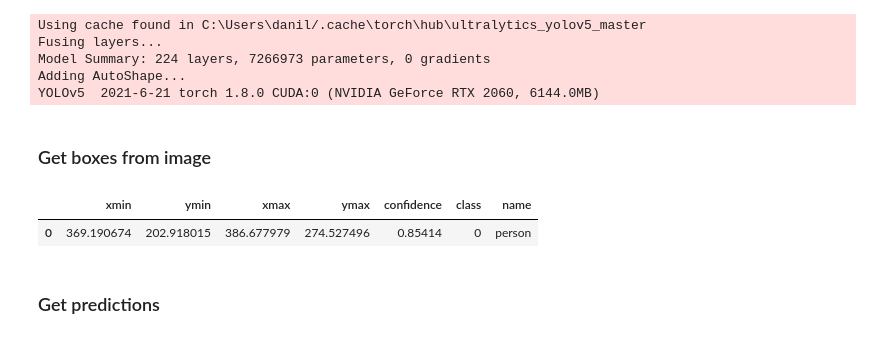
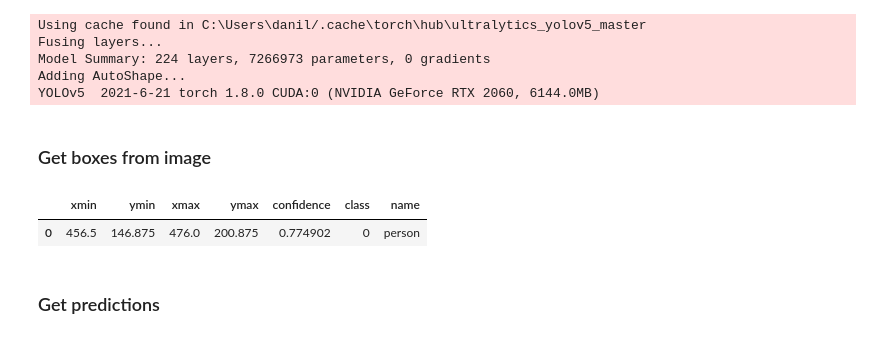
Before and after one commit to FoxAlex98/PeDistance, a Jupyter notebook: Linear Regression Algoritm/PeDistance Linear Regression.ipynb, the cells around one changed output. Cells and saved outputs as stored; diff of their text form; code cells hidden in the pictures.

```diff
--- a/Linear Regression Algoritm/PeDistance Linear Regression.ipynb
+++ b/Linear Regression Algoritm/PeDistance Linear Regression.ipynb
@@ -265,23 +269,23 @@ YOLOv5  2021-6-21 torch 1.8.0 CUDA:0 (NVIDIA GeForce RTX 2060, 6144.0MB)
 # %%
 # Images
 # img = plt.imread('lena.png')
-img = Image.open('random_test_img.jpg').convert("RGB").resize((640,360))
+img = Image.open('cbimage.png').convert("RGB").resize((640,360))
 #imgs = ['https://upload.wikimedia.org/wikipedia/en/7/7d/Lenna_%28test_image%29.png']  # batch of images
 # print(img.size)
 
 # Inference
 results = model(img)
 
 # Salva i risultati nella cartella corrente, inutile
 # results.print()
 # results.save()  # or .show()
 
 results.xyxy[0]  # img1 predictions (tensor)
 
 results.pandas().xyxy[0]  # img1 predictions (pandas)
 # %% [output]
 |  | xmin | ymin | xmax | ymax | confidence | class | name |
-| 0 | 369.190674 | 202.918015 | 386.677979 | 274.527496 | 0.85414 | 0 | person |
+| 0 | 456.5 | 146.875 | 476.0 | 200.875 | 0.774902 | 0 | person |
 # %% [markdown]
 ### Get predictions
 # %%
```
Also changed, not shown: parts of 11 cells of this notebook, 1 other file.
